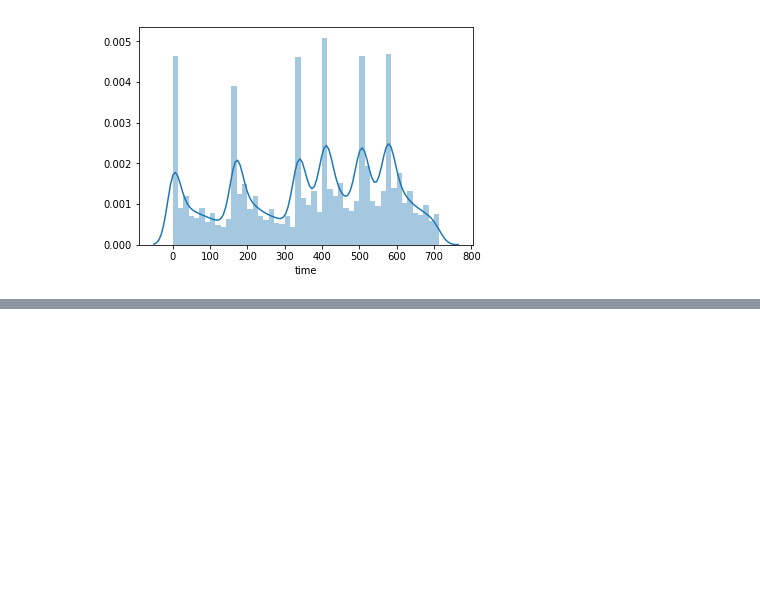
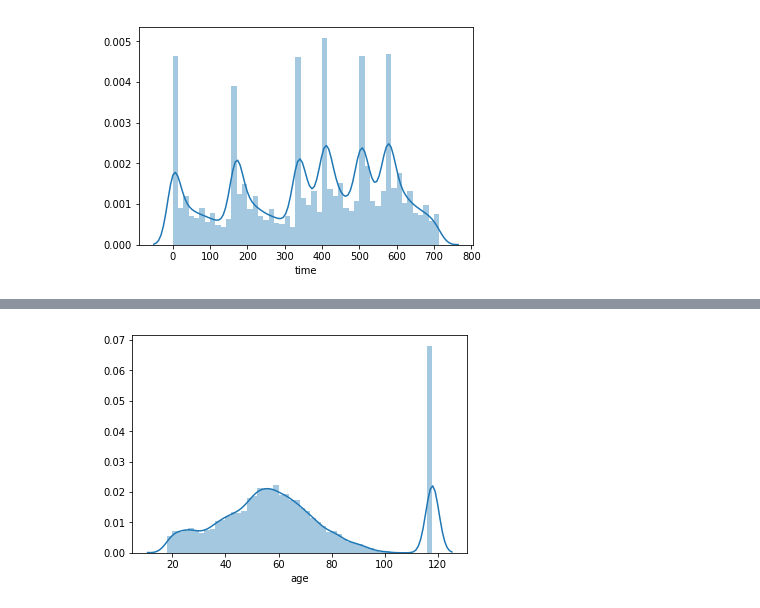
Before and after one commit to tmargary/Starbucks_Capstone, a Jupyter notebook: Starbucks_Capstone_notebook.ipynb, the cells around one changed output, grey strips where cells are left out. Cells and saved outputs as stored; diff of their text form; code cells hidden in the pictures; blank space fills up the shorter version.

```diff
--- a/Starbucks_Capstone_notebook.ipynb
+++ b/Starbucks_Capstone_notebook.ipynb
@@ -90,4 +85,26 @@ transcript = pd.read_json('data/transcript.json', orient='records', lines=True)
 # %%
+# read in the json files
+portfolio = pd.read_json('data/portfolio.json', orient='records', lines=True)
+profile = pd.read_json('data/profile.json', orient='records', lines=True)
+transcript = pd.read_json('data/transcript.json', orient='records', lines=True)
+
+def column_mapper(data, column_name):
+    coded_dict = dict()
+    cter = 1
+    encoded = []
+
+    for val in data[column_name]:
+        if val not in coded_dict:
+            coded_dict[val] = cter
+            cter+=1
+
+        encoded.append(coded_dict[val])
+
+    return encoded
+
+profile['person_id'] = column_mapper(profile, 'id')
+portfolio['portfolio_id'] = column_mapper(portfolio, 'id')
+
 # breaking down value
 values = transcript['value'].apply(pd.Series)
 transcript = pd.concat([transcript, values], axis=1)
@@ -111,6 +128,7 @@ for column in ['web', 'email', 'mobile', 'social']:
     df[column] = df.apply(lambda x: 0 if pd.isna(x[column]) == pd.isna(np.nan) else 1, axis = 1)
 
 # getting membership duration in months
-df['member_length'] = pd.to_datetime("today") - df['became_member_on']
-df['member_length'] = df['member_length']/np.timedelta64(1,'M')
+df['membership_length'] = pd.to_datetime("today") - pd.to_datetime(df['became_member_on'], format='%Y%m%d')
+df['membership_length'] = df['membership_length']/np.timedelta64(1, 'M')
+df.drop(['person', 'offer_id', 'became_member_on'], axis = 1, inplace = True)
 df.head()
@@ -232,0 +398,2 @@ dtype: int64
+# %%
+df_offer_viewed = df[df['event'] == 'offer viewed']
@@ -232,0 +437,5 @@ dtype: int64
+# %%
+sns.distplot(df_offer_viewed['age'], kde = True, bins = 50)
+plt.show()
+# %% [output]
+[figure, added]
```
Also changed, not shown: parts of 21 cells of this notebook.
